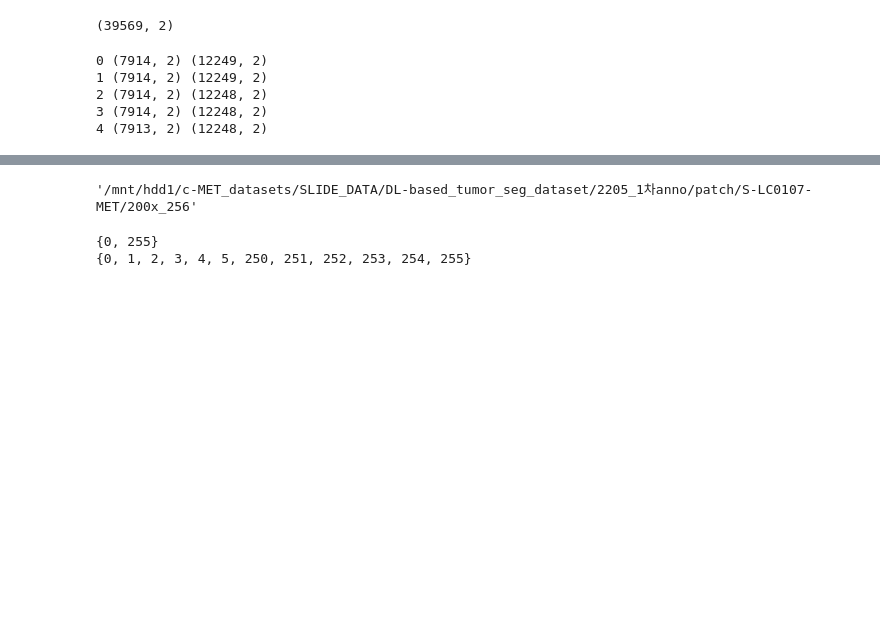
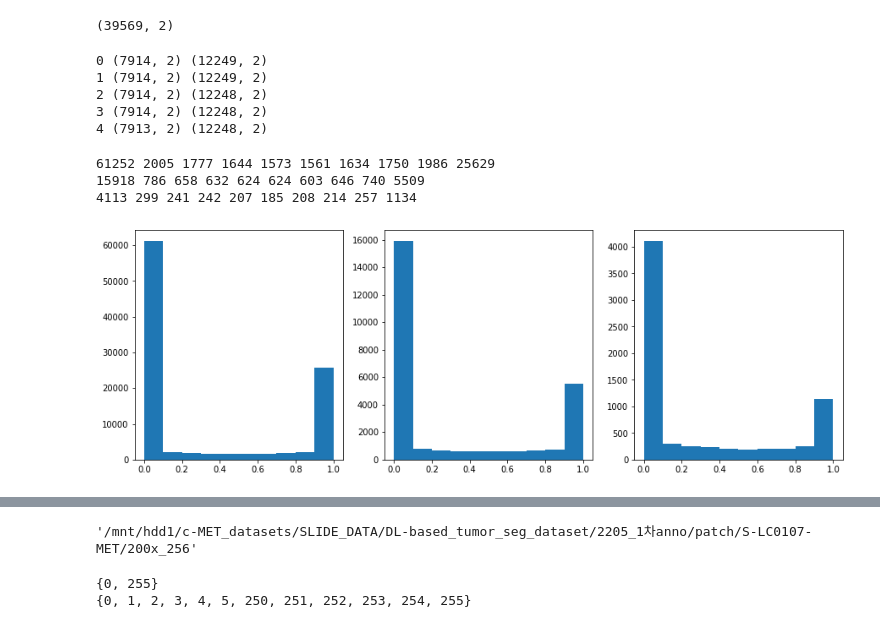
Before and after one commit to yellofi/SelectiveNet_for_semantic_segmentation_binary, a Jupyter notebook: tumor_region_seg/tumor_label-based_data_split.ipynb, the cells around one changed output, grey strips where cells are left out. Saved outputs shown, nothing was run; the diff lists cells and outputs as text; code cells hidden in the pictures; blank space fills up the shorter version.

Commit message:
plot histogram on tumorable part ratio

```diff
--- a/tumor_region_seg/tumor_label-based_data_split.ipynb
+++ b/tumor_region_seg/tumor_label-based_data_split.ipynb
@@ -56,3 +56,67 @@ for i, ((tr_idx, ts_idx), (n_tr_idx, n_ts_idx)) in enumerate(zip(kf.split(tumora
 2 (7914, 2) (12248, 2)
 3 (7914, 2) (12248, 2)
 4 (7913, 2) (12248, 2)
+# %%
+import os, cv2
+import numpy as np
+from PIL import Image
+import matplotlib.pyplot as plt
+
+label_dir = '/mnt/hdd1/c-MET_datasets/SLIDE_DATA/DL-based_tumor_seg_dataset/2205_1차anno/patch'
+slide_list = sorted([i for i in os.listdir(label_dir) if os.path.isdir(os.path.join(label_dir, i))])
+
+props = {256: [], 512: [], 1024: []}
+patch_mag = 200
+patch_size = 256
+for patch_size in [256, 512, 1024]:
+    for i, slide in enumerate(slide_list):
+
+        data_dir = os.path.join(label_dir, slide, f'{patch_mag}x_{patch_size}')
+        labels = sorted([l for l in os.listdir(data_dir) if 'label' in l and 'png' in l])
+        inputs = sorted([i for i in os.listdir(data_dir) if 'input' in i and 'jpg' in i])
+
+        for j in range(len(labels)):
+            if inputs[j].split('_input.jpg')[0] != labels[j].split('_label.png')[0]:
+                print(f'check the pairness btw input {inputs[j]} and label {labels[j]}')
+                break
+
+            label_mask = cv2.imread(os.path.join(data_dir, labels[j]), cv2.IMREAD_GRAYSCALE)
+
+            prop = round(np.sum(label_mask)/((patch_size**2)*255), 3)
+
+            props[patch_size].append(prop)
+# %%
+def count_w_10_cutoffs(list):
+
+    n_1, n_2, n_3, n_4, n_5, n_6, n_7, n_8, n_9, n_10 = [], [], [], [], [], [], [], [], [], []
+
+    for p in list:
+        if p <= 0.1: n_1.append(p)
+        elif p <= 0.2: n_2.append(p)
+        elif p <= 0.3: n_3.append(p)
+        elif p <= 0.4: n_4.append(p)
+        elif p <= 0.5: n_5.append(p)
+        elif p <= 0.6: n_6.append(p)
+        elif p <= 0.7: n_7.append(p)
+        elif p <= 0.8: n_8.append(p)
+        elif p <= 0.9: n_9.append(p)
+        elif p <= 1: n_10.append(p)
+
+    print(len(n_1), len(n_2), len(n_3), len(n_4), len(n_5), len(n_6), len(n_7), len(n_8), len(n_9), len(n_10))
+
+count_w_10_cutoffs(props[256])
+count_w_10_cutoffs(props[512])
+count_w_10_cutoffs(props[1024])
+# %% [output]
+61252 2005 1777 1644 1573 1561 1634 1750 1986 25629
+15918 786 658 632 624 624 603 646 740 5509
+4113 299 241 242 207 185 208 214 257 1134
+# %%
+fig, ax = plt.subplots(1, 3, figsize = (15, 5))
+ax[0].hist(props[256], bins = 10)
+ax[1].hist(props[512], bins = 10)
+ax[2].hist(props[1024], bins = 10)
+
+plt.show()
+# %% [output]
+[figure, added]
```
Also changed, not shown: parts of 2 cells of this notebook.
